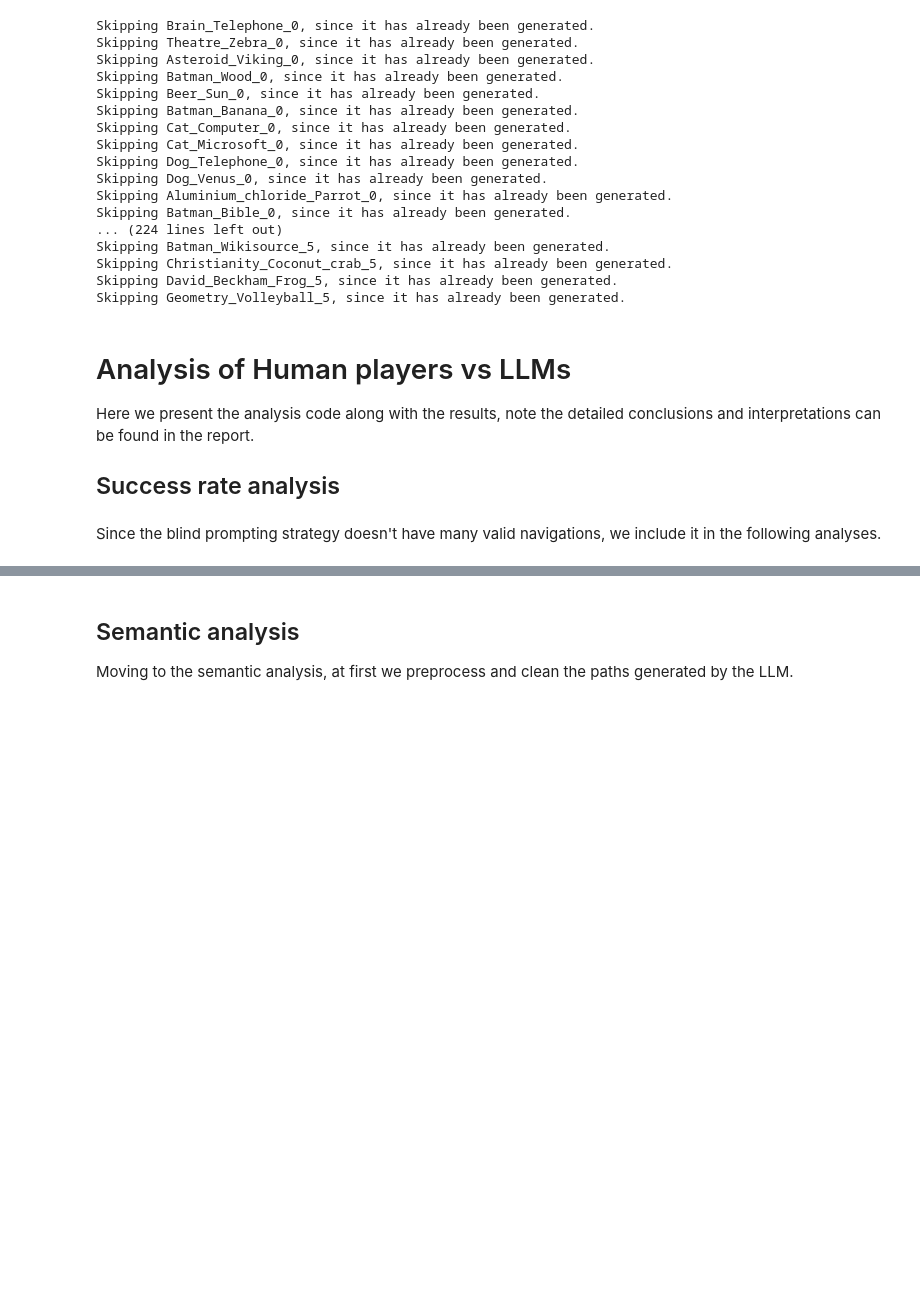
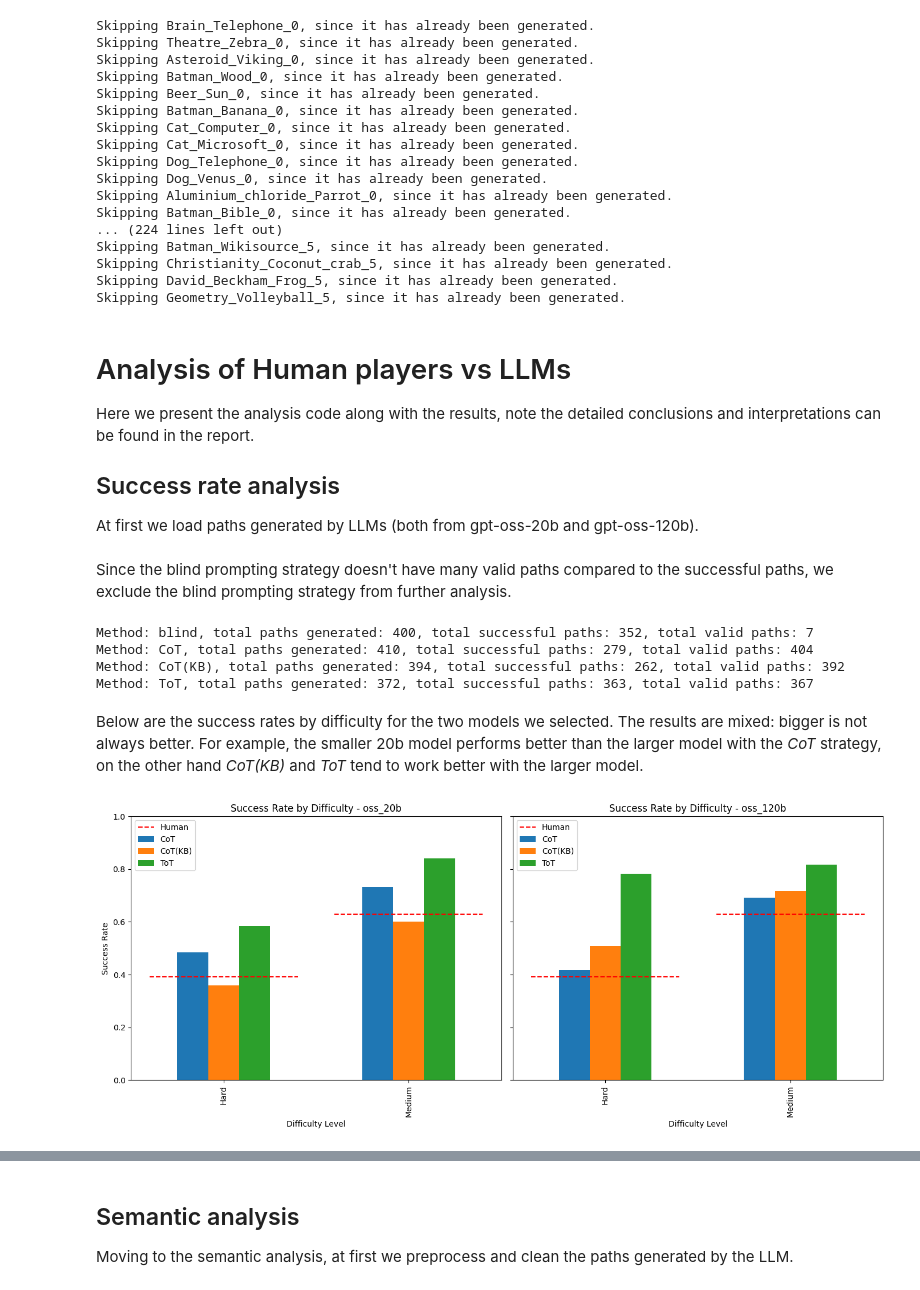
Before and after one commit to au-nlp/project-milestone-p2-group11, a Jupyter notebook: main.ipynb, the cells around one changed output, grey strips where cells are left out. Drawn from its saved outputs; the diff is of its cells as text; code cells hidden in the pictures; blank space fills up the shorter version.

```diff
--- a/main.ipynb
+++ b/main.ipynb
@@ -468,4 +468,6 @@ Skipping Geometry_Volleyball_5, since it has already been generated.
 Here we present the analysis code along with the results, note the detailed conclusions and interpretations can be found in the report.
 
 ## Success rate analysis
+
+At first we load paths generated by LLMs (both from gpt-oss-20b and gpt-oss-120b).
 # %%
@@ -473,2 +479,15 @@ Here we present the analysis code along with the results, note the detailed conc
 # %% [markdown]
-Since the blind prompting strategy doesn't have many valid navigations, we include it in the following analyses.
+Since the blind prompting strategy doesn't have many valid paths compared to the successful paths, we exclude the blind prompting strategy from further analysis.
+# %%
+preprocessor.check_valid_paths(llm_path_merged, link_mappings)
+# %% [output]
+Method: blind, total paths generated: 400, total successful paths: 352, total valid paths: 7
+Method: CoT, total paths generated: 410, total successful paths: 279, total valid paths: 404
+Method: CoT(KB), total paths generated: 394, total successful paths: 262, total valid paths: 392
+Method: ToT, total paths generated: 372, total successful paths: 363, total valid paths: 367
+# %% [markdown]
+Below are the success rates by difficulty for the two models we selected. The results are mixed: bigger is not always better. For example, the smaller 20b model performs better than the larger model with the *CoT* strategy, on the other hand *CoT(KB)* and *ToT* tend to work better with the larger model.
+# %%
+visualizer.visualize_success_rate(llm_path_merged, resolved_df)
+# %% [output]
+[figure, added]
```
Also changed, not shown: parts of 21 cells of this notebook, 2 other files.
